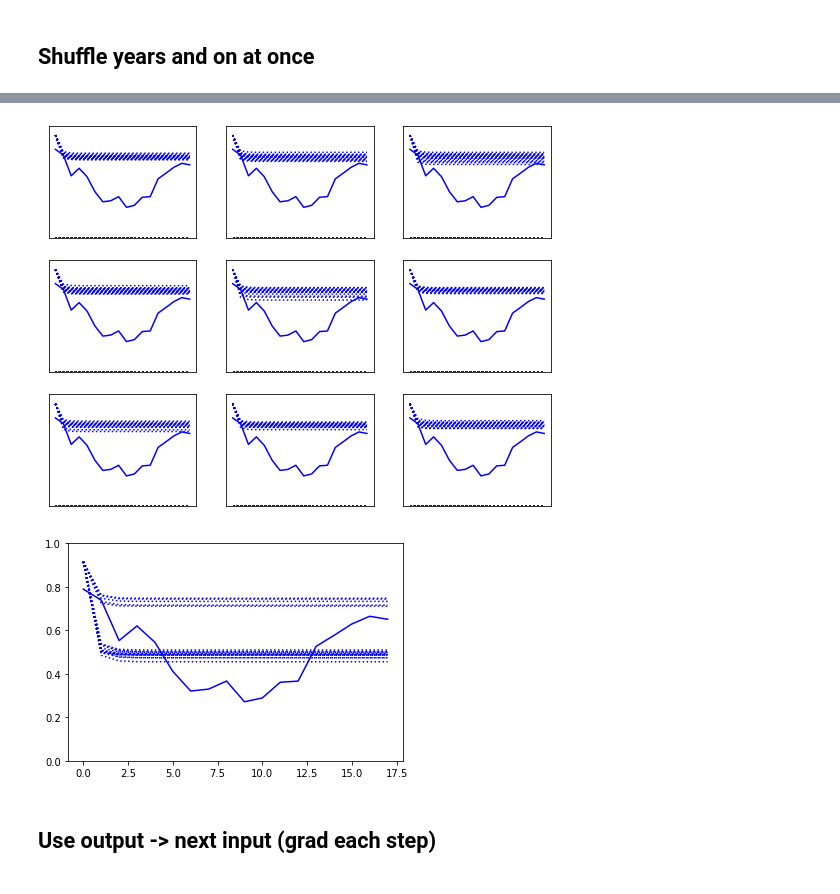
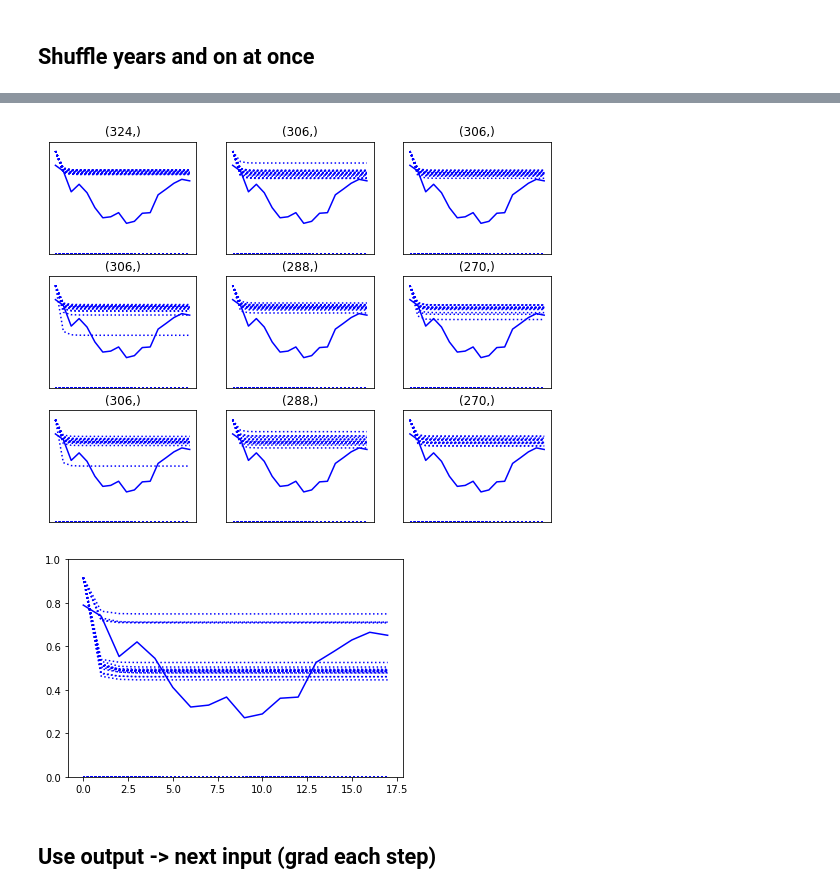
Before and after one commit to MarBry111/Forecast_Election_Poland, a Jupyter notebook: Model_I_3parameters.ipynb, the cells around one changed output, grey strips where cells are left out. Drawn from its saved outputs; the diff is of its cells as text; code cells hidden in the pictures.

```diff
--- a/Model_I_3parameters.ipynb
+++ b/Model_I_3parameters.ipynb
@@ -342,30 +343,32 @@ for i in range(100):
 # %%
 fig, ax = plt.subplots(nrows=3, ncols=3, figsize = (9,7))
 
 for n in range(9):
     plt_arr = arr[:,n,:].T
+
+    ax[n//3,n%3].set_title(plt_arr[plt_arr>0].shape)
 
     ax[n//3,n%3].plot(plt_arr,'b:')
     ax[n//3,n%3].plot(pool_data_middle['Blue'].values[1:],'b')
     ax[n//3,n%3].set_ylim(0,1)
 
     ax[n//3,n%3].set_xticks([])
     ax[n//3,n%3].set_yticks([])
 
 plt.show()
 # %% [output]
-[figure, old version]
+[figure, new version]
 # %%
 plt.plot(pool_data_middle['Blue'].values[1:],'b')
 
 plt_arr = arr_last.T
 
-plt_arr = plt_arr[plt_arr > 0].reshape(-1, 18)
+#plt_arr = plt_arr[plt_arr > 0].reshape(-1, 18)
 plt.plot(plt_arr, 'b:')
 plt.ylim(0,1)
 plt.show()
 # %% [output]
-[figure, old version]
+[figure, new version]
 # %% [markdown]
 ## Use output -> next input (grad each step)
 # %%
```
Also changed, not shown: parts of 4 cells of this notebook, 1 other file.
